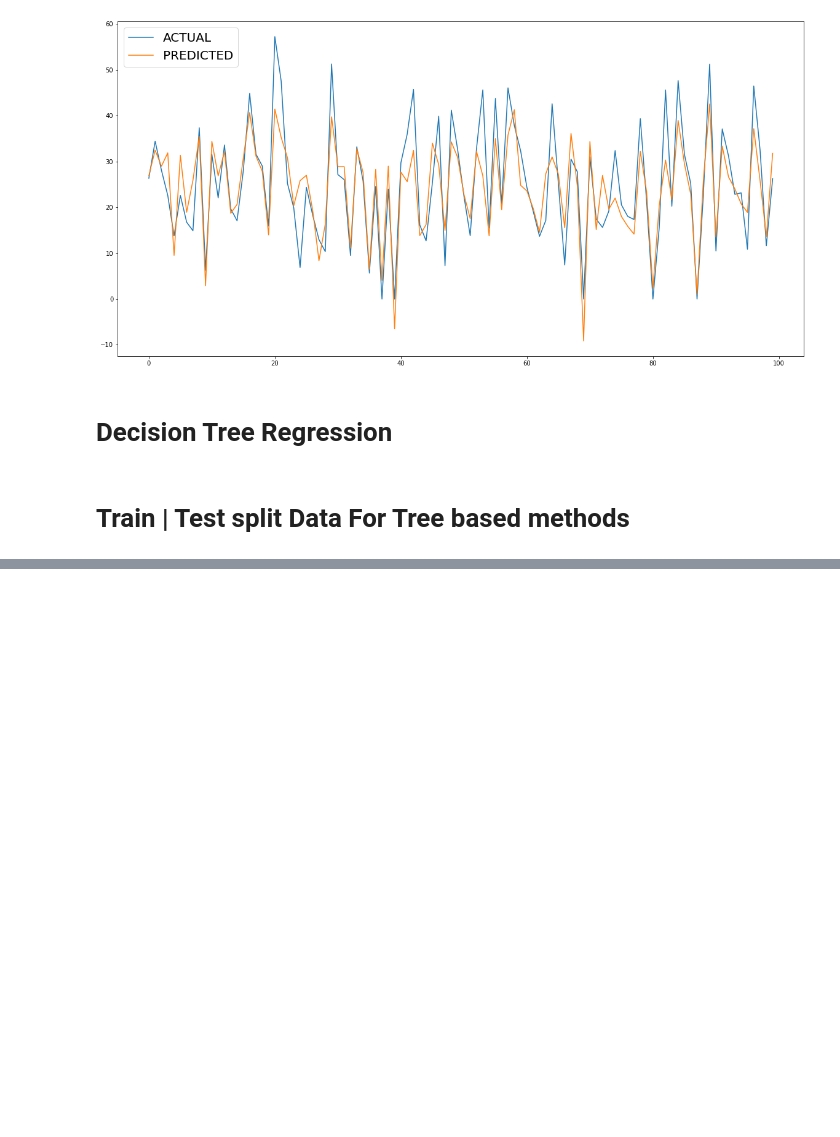
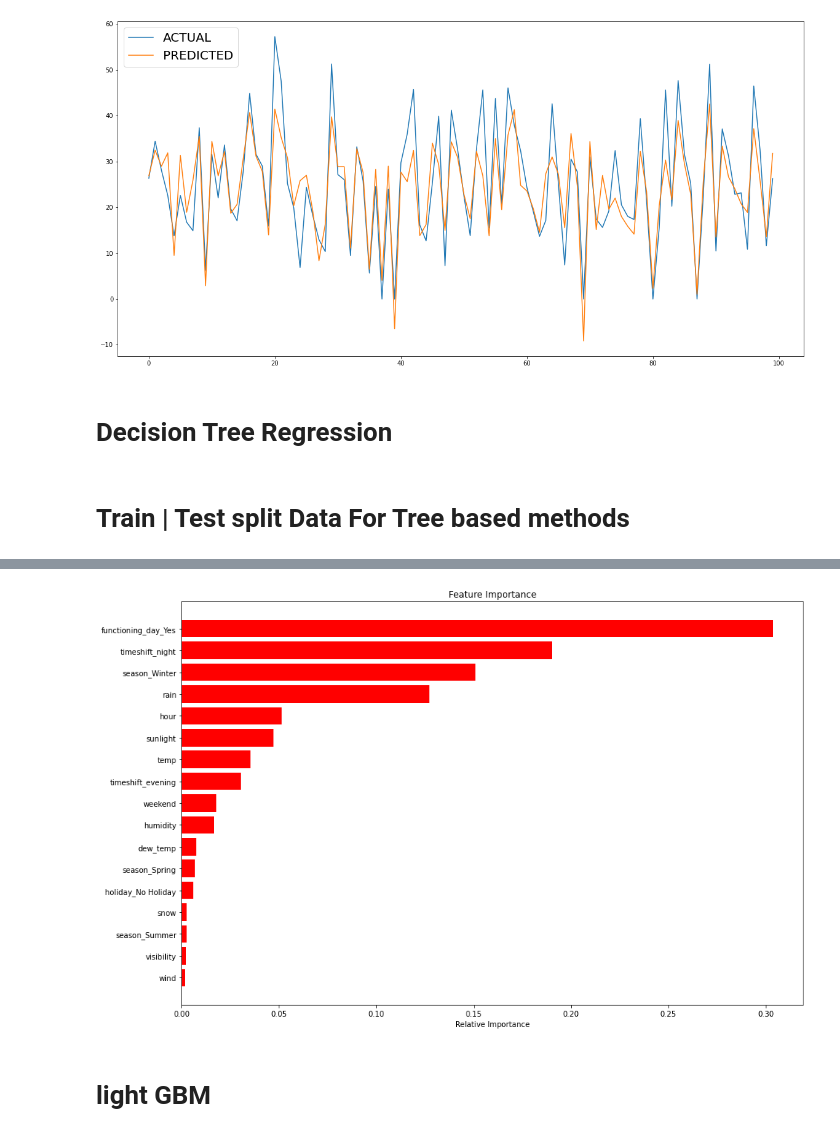
Before and after one commit to gkunal8019/Bike-Sharing-Demand-Prediction, a Jupyter notebook: Bike_Sharing_Demand_Prediction_Capstone_Project.ipynb, the cells around one changed output, grey strips where cells are left out. Saved outputs shown, nothing was run; the diff lists cells and outputs as text; code cells hidden in the pictures; blank space fills up the shorter version.

```diff
--- a/Bike_Sharing_Demand_Prediction_Capstone_Project.ipynb
+++ b/Bike_Sharing_Demand_Prediction_Capstone_Project.ipynb
@@ -851,0 +896,10 @@ NameError: ignored
+# %%
+#getting best estimator of xgb model given by xgb grid model
+optimal_xgb_model=xgb_grid.best_estimator_
+# %%
+#getting best param of rf model given by xgb_grid model
+get_features_importance(optimal_xgb_model,X_train)
+# %% [output]
+[figure, added]
+# %% [markdown]
+# light GBM
```
Also changed, not shown: parts of 36 cells of this notebook.
